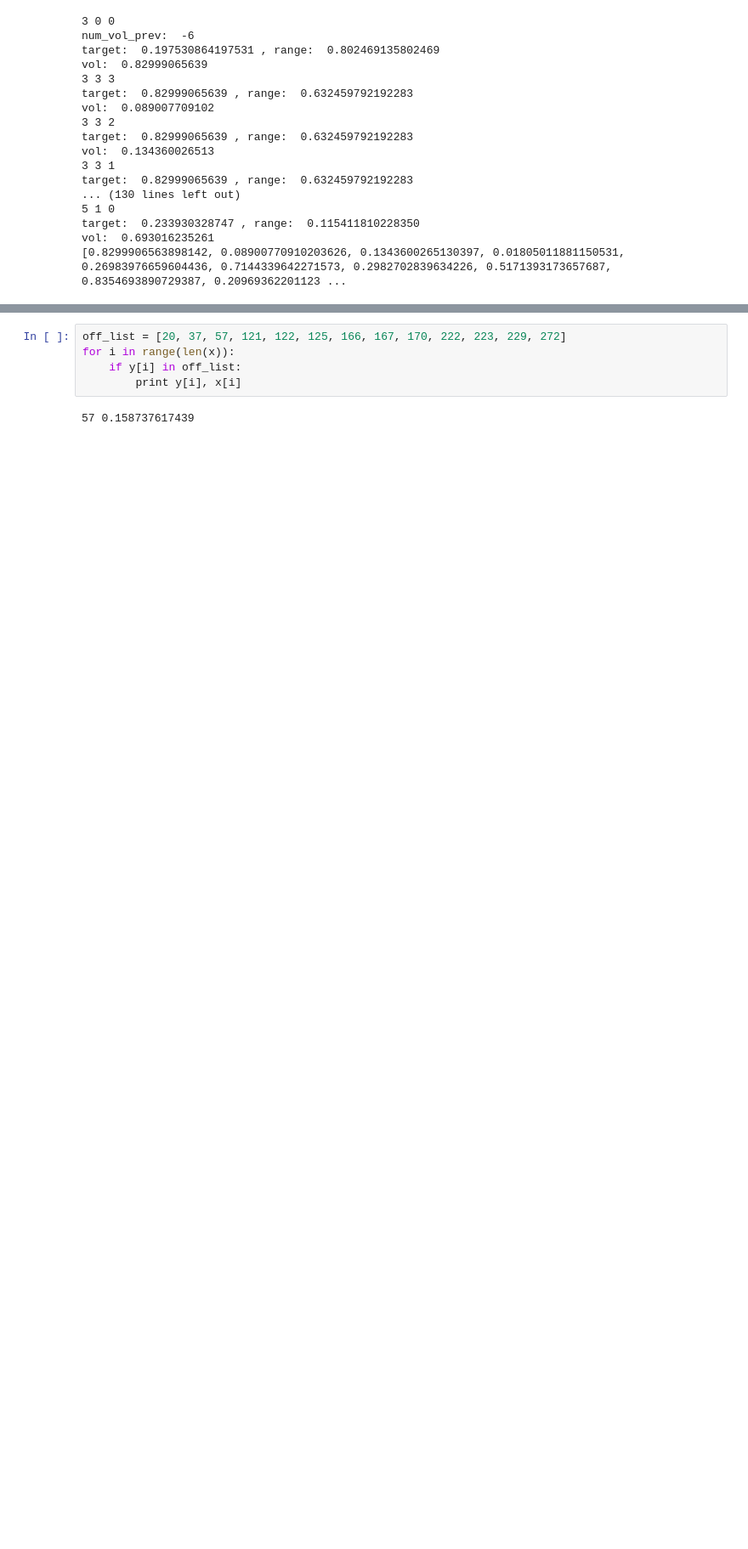
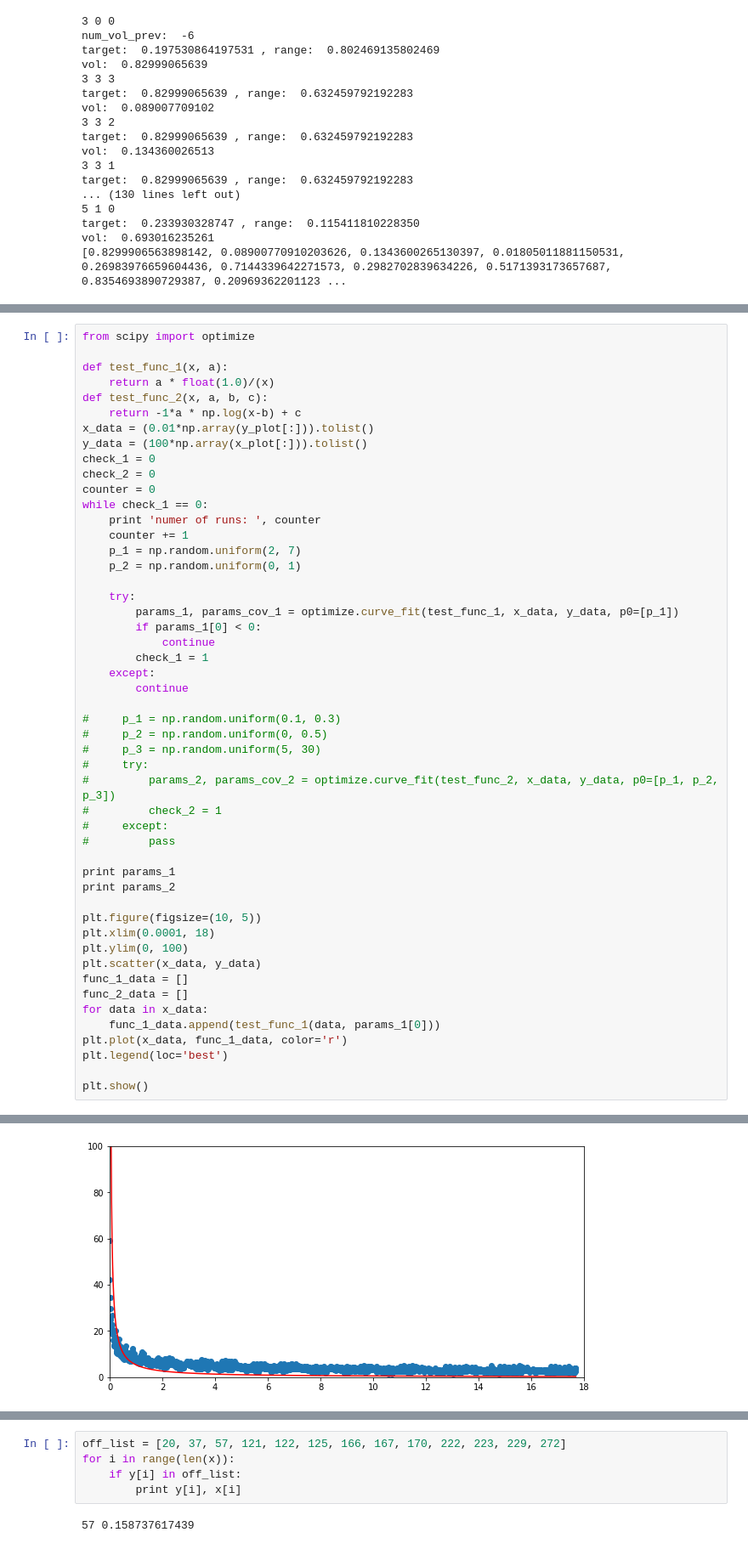
Before and after one commit to caoandong/Calabi_Yau, a Jupyter notebook: triangulate/Triangulate_2.ipynb, the cells around one changed output, grey strips where cells are left out. Shown at 85% size. Drawn from its saved outputs; the diff is of its cells as text; blank space fills up the shorter version.

```diff
--- a/triangulate/Triangulate_2.ipynb
+++ b/triangulate/Triangulate_2.ipynb
@@ -1237,0 +1337,51 @@ plt.show()
+# %%
+from scipy import optimize
+
+def test_func_1(x, a):
+    return a * float(1.0)/(x)
+def test_func_2(x, a, b, c):
+    return -1*a * np.log(x-b) + c
+x_data = (0.01*np.array(y_plot[:])).tolist()
+y_data = (100*np.array(x_plot[:])).tolist()
+check_1 = 0
+check_2 = 0
+counter = 0
+while check_1 == 0:
+    print 'numer of runs: ', counter
+    counter += 1
+    p_1 = np.random.uniform(2, 7)
+    p_2 = np.random.uniform(0, 1)
+
+    try:
+        params_1, params_cov_1 = optimize.curve_fit(test_func_1, x_data, y_data, p0=[p_1])
+        if params_1[0] < 0:
+            continue
+        check_1 = 1
+    except:
+        continue
+
+#     p_1 = np.random.uniform(0.1, 0.3)
+#     p_2 = np.random.uniform(0, 0.5)
+#     p_3 = np.random.uniform(5, 30)
+#     try:
+#         params_2, params_cov_2 = optimize.curve_fit(test_func_2, x_data, y_data, p0=[p_1, p_2, p_3])
+#         check_2 = 1
+#     except:
+#         pass
+
+print params_1
+print params_2
+
+plt.figure(figsize=(10, 5))
+plt.xlim(0.0001, 18)
+plt.ylim(0, 100)
+plt.scatter(x_data, y_data)
+func_1_data = []
+func_2_data = []
+for data in x_data:
+    func_1_data.append(test_func_1(data, params_1[0]))
+plt.plot(x_data, func_1_data, color='r')
+plt.legend(loc='best')
+
+plt.show()
+# %% [output]
@@ -1237,0 +1391 @@ plt.show()
+[figure, added]
```
Also changed, not shown: parts of 12 cells of this notebook, 3 other files.
